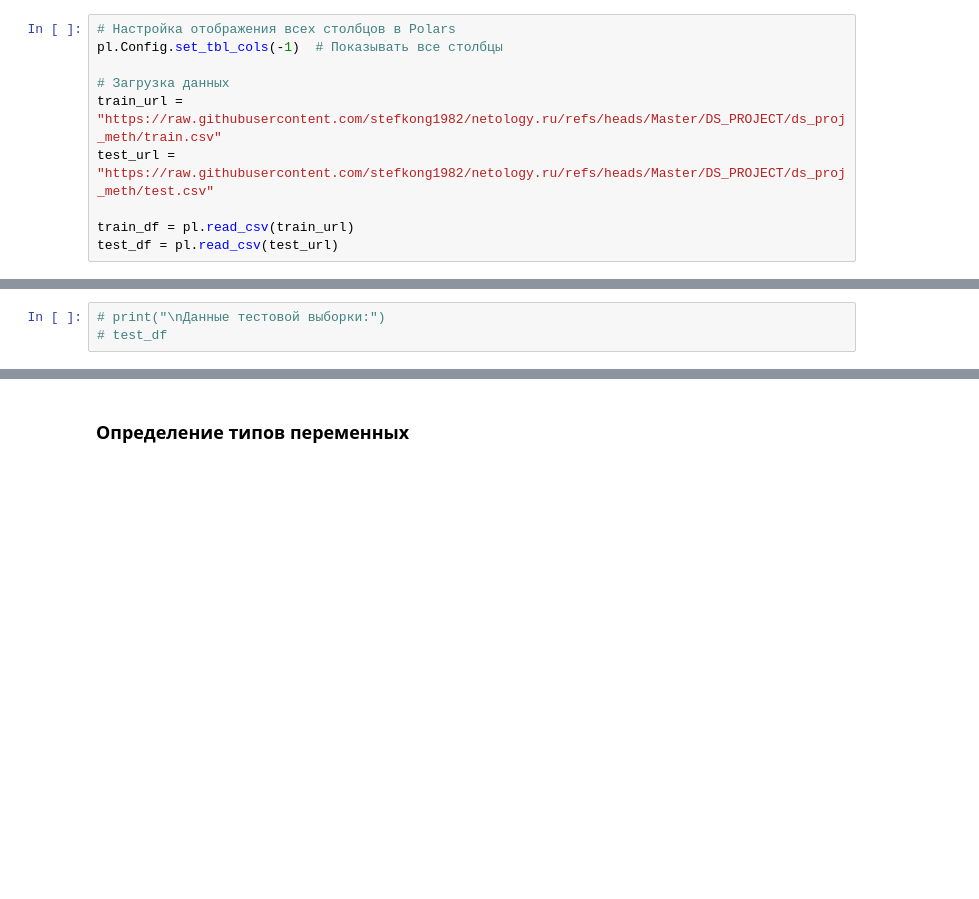
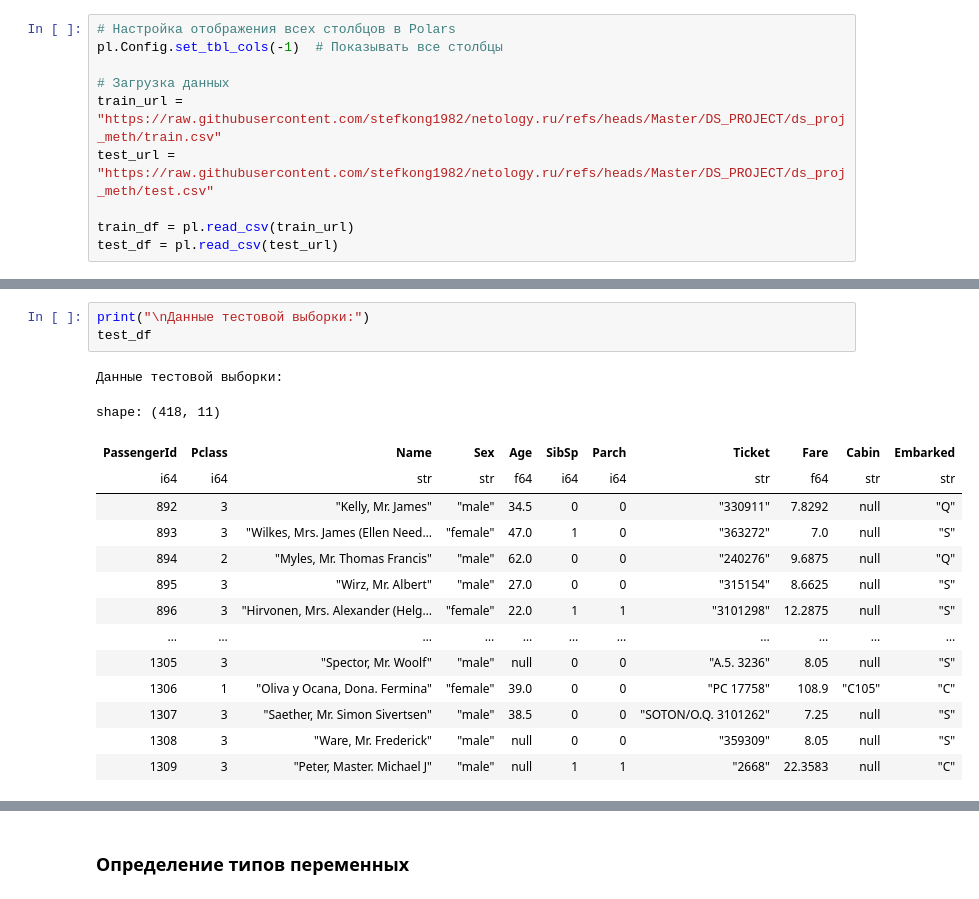
Before and after one commit to stefkong1982/netology.ru, a Jupyter notebook: DS_PROJECT/ds_proj_meth/CRISP_DM_Project_Sample.ipynb, the cells around one changed output, grey strips where cells are left out. Drawn from its saved outputs; the diff is of its cells as text; blank space fills up the shorter version.

```diff
--- a/DS_PROJECT/ds_proj_meth/CRISP_DM_Project_Sample.ipynb
+++ b/DS_PROJECT/ds_proj_meth/CRISP_DM_Project_Sample.ipynb
@@ -57,5 +109,21 @@ test_df = pl.read_csv(test_url)
 | 4           | 1        | 1      | "Futrelle, Mrs. Jacques Heath (Flo)           | "female" | 35.0  | 1     | 0     | "113803"            | 53.1     | "C123"  | "S"      |
 | 5           | 0        | 3      | "Allen, Mr. William Henry"                    | "male" | 35.0  | 0     | 0     | "373450"            | 8.05     | "Unknown" | "S"      |
 # %%
-# print("\nДанные тестовой выборки:")
-# test_df
+print("\nДанные тестовой выборки:")
+test_df
+# %% [output]
+Данные тестовой выборки:
+shape: (418, 11)
+| PassengerId | Pclass | Name | Sex | Age | SibSp | Parch | Ticket | Fare | Cabin | Embarked |
+| i64 | i64 | str | str | f64 | i64 | i64 | str | f64 | str | str |
+| 892 | 3 | "Kelly, Mr. James" | "male" | 34.5 | 0 | 0 | "330911" | 7.8292 | null | "Q" |
+| 893 | 3 | "Wilkes, Mrs. James (Ellen Need… | "female" | 47.0 | 1 | 0 | "363272" | 7.0 | null | "S" |
+| 894 | 2 | "Myles, Mr. Thomas Francis" | "male" | 62.0 | 0 | 0 | "240276" | 9.6875 | null | "Q" |
+| 895 | 3 | "Wirz, Mr. Albert" | "male" | 27.0 | 0 | 0 | "315154" | 8.6625 | null | "S" |
+| 896 | 3 | "Hirvonen, Mrs. Alexander (Helg… | "female" | 22.0 | 1 | 1 | "3101298" | 12.2875 | null | "S" |
+| … | … | … | … | … | … | … | … | … | … | … |
+| 1305 | 3 | "Spector, Mr. Woolf" | "male" | null | 0 | 0 | "A.5. 3236" | 8.05 | null | "S" |
+| 1306 | 1 | "Oliva y Ocana, Dona. Fermina" | "female" | 39.0 | 0 | 0 | "PC 17758" | 108.9 | "C105" | "C" |
+| 1307 | 3 | "Saether, Mr. Simon Sivertsen" | "male" | 38.5 | 0 | 0 | "SOTON/O.Q. 3101262" | 7.25 | null | "S" |
+| 1308 | 3 | "Ware, Mr. Frederick" | "male" | null | 0 | 0 | "359309" | 8.05 | null | "S" |
+| 1309 | 3 | "Peter, Master. Michael J" | "male" | null | 1 | 1 | "2668" | 22.3583 | null | "C" |
```
Also changed, not shown: parts of 29 cells of this notebook.
